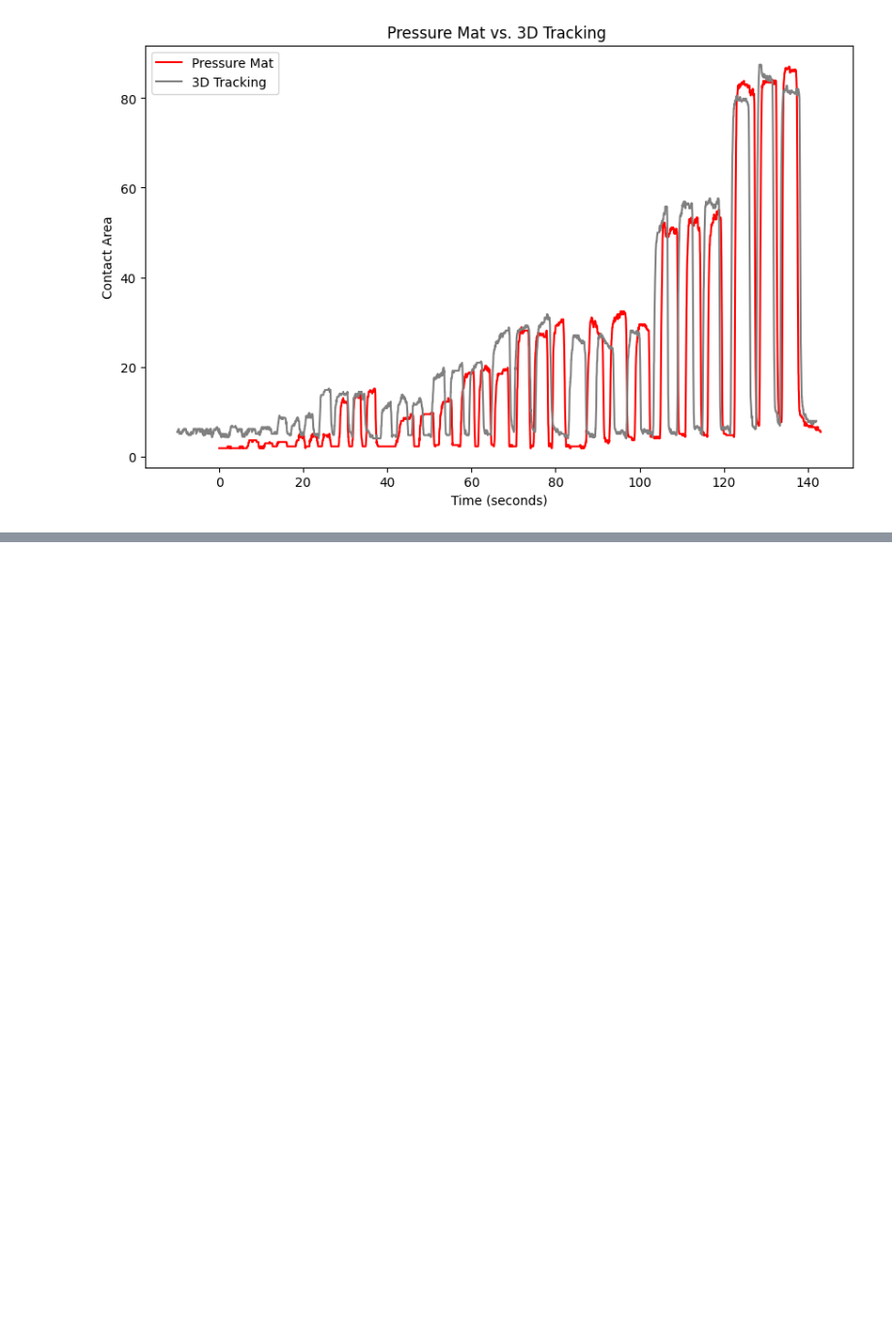
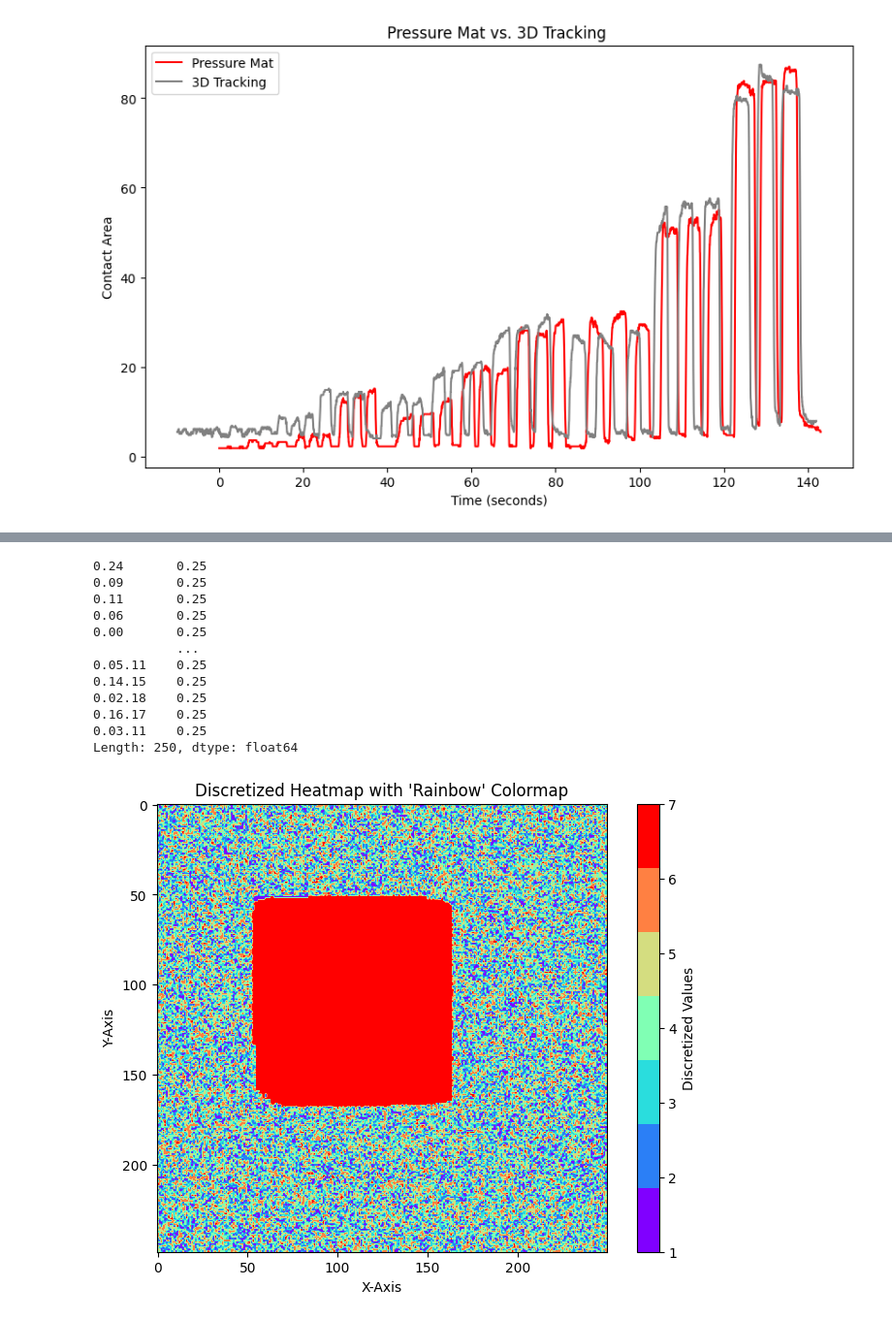
Before and after one commit to racheljhuh/HMI, a Jupyter notebook: indassignment6.ipynb, the cells around one changed output, grey strips where cells are left out. Shown: that part at 97% size. Saved outputs shown, nothing was run; the diff lists cells and outputs as text; code cells hidden in the pictures; blank space fills up the shorter version.

```diff
--- a/indassignment6.ipynb
+++ b/indassignment6.ipynb
@@ -74,0 +112,37 @@ FileNotFoundError: ignored
+# %%
+pdf = pd.read_csv('/content/pressuredata-ia6-sys3023.csv',low_memory=False)
+max_value = np.max(pdf)
+print(max_value)
+
+category_boundaries = [0, 0.04, 0.08, 0.12, 0.16, 0.20, 0.25]
+
+# Discretize the data into seven categories
+discretized_data = np.digitize(pdf, category_boundaries)
+
+# Create a heatmap using the 'rainbow' colormap
+plt.figure(figsize=(8, 6))
+cmap = plt.get_cmap('rainbow', len(category_boundaries))
+heatmap = plt.imshow(discretized_data, cmap=cmap)
+
+# Add a colorbar to show the discretized values
+cbar = plt.colorbar(heatmap, ticks=range(1, len(category_boundaries) + 1))
+cbar.set_label('Discretized Values')
+
+plt.title("Discretized Heatmap with 'Rainbow' Colormap")
+plt.xlabel("X-Axis")
+plt.ylabel("Y-Axis")
+plt.show()
+# %% [output]
+0.24       0.25
+0.09       0.25
+0.11       0.25
+0.06       0.25
+0.00       0.25
+           ...
+0.05.11    0.25
+0.14.15    0.25
+0.02.18    0.25
+0.16.17    0.25
+0.03.11    0.25
+Length: 250, dtype: float64
+[figure, added]
```
Also changed, not shown: parts of 3 cells of this notebook.
